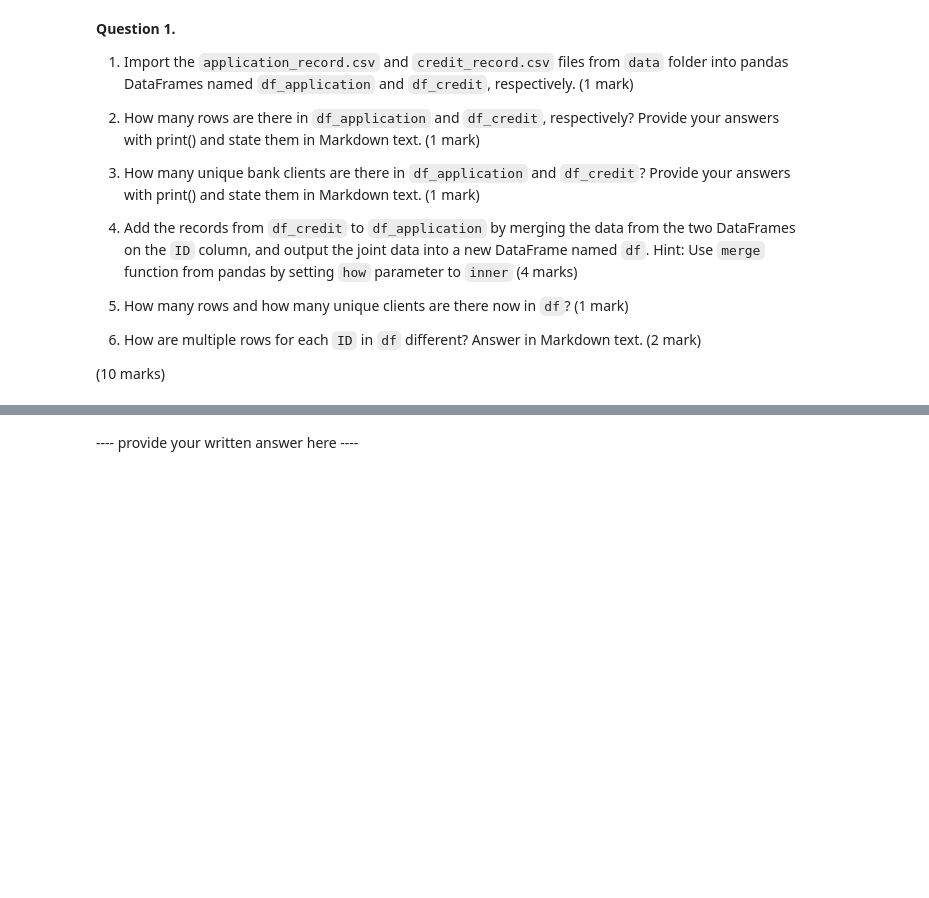
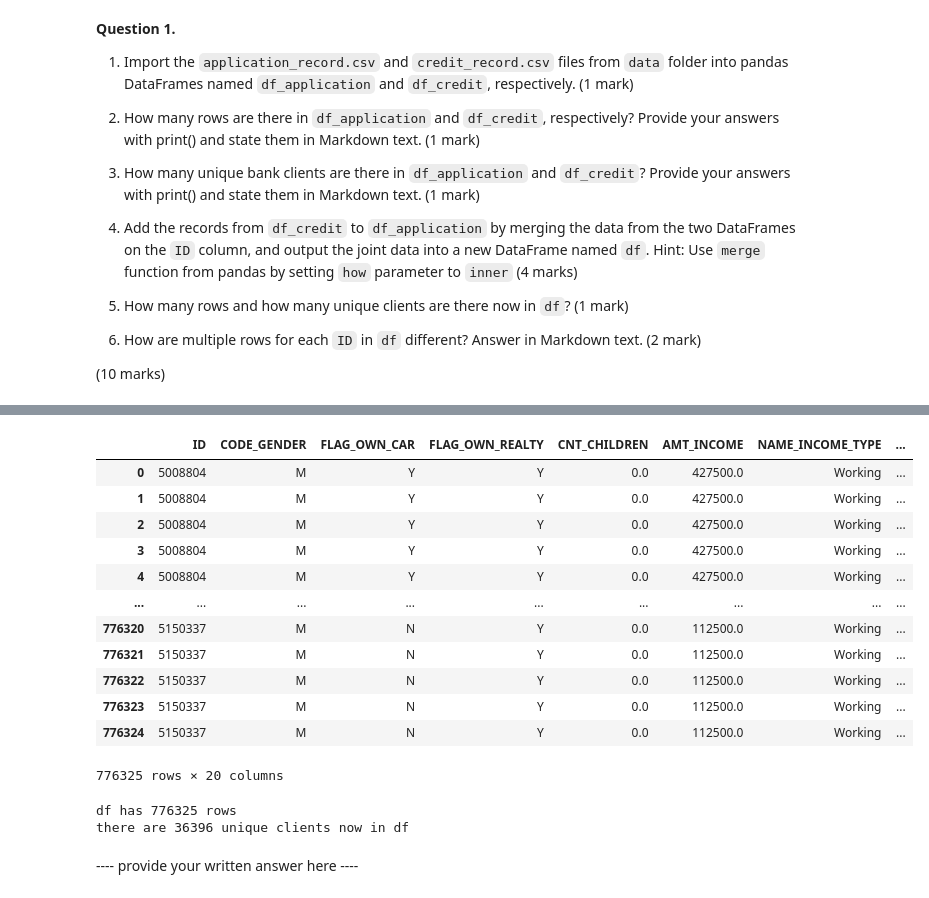
Before and after one commit to Aydza/BUSA8001, a Jupyter notebook: Assessment/Assignment1-S2-2024/Assignment1-S2-2024.ipynb, the cells around one changed output, grey strips where cells are left out. Saved outputs shown, nothing was run; the diff lists cells and outputs as text; code cells hidden in the pictures; blank space fills up the shorter version.

```diff
--- a/Assessment/Assignment1-S2-2024/Assignment1-S2-2024.ipynb
+++ b/Assessment/Assignment1-S2-2024/Assignment1-S2-2024.ipynb
@@ -71,3 +136,31 @@
+# %%
+#Question 1.4
+
+df=pd.merge(df_application,df_credit, how= 'inner')
+df
+# %% [output]
+|  | ID | CODE_GENDER | FLAG_OWN_CAR | FLAG_OWN_REALTY | CNT_CHILDREN | AMT_INCOME | NAME_INCOME_TYPE | ... |
+| 0 | 5008804 | M | Y | Y | 0.0 | 427500.0 | Working | ... |
+| 1 | 5008804 | M | Y | Y | 0.0 | 427500.0 | Working | ... |
+| 2 | 5008804 | M | Y | Y | 0.0 | 427500.0 | Working | ... |
+| 3 | 5008804 | M | Y | Y | 0.0 | 427500.0 | Working | ... |
+| 4 | 5008804 | M | Y | Y | 0.0 | 427500.0 | Working | ... |
+| ... | ... | ... | ... | ... | ... | ... | ... | ... |
+| 776320 | 5150337 | M | N | Y | 0.0 | 112500.0 | Working | ... |
+| 776321 | 5150337 | M | N | Y | 0.0 | 112500.0 | Working | ... |
+| 776322 | 5150337 | M | N | Y | 0.0 | 112500.0 | Working | ... |
+| 776323 | 5150337 | M | N | Y | 0.0 | 112500.0 | Working | ... |
+| 776324 | 5150337 | M | N | Y | 0.0 | 112500.0 | Working | ... |
+776325 rows × 20 columns
+# %%
+#Question 1.5
+
+print(f"df has {len(df)} rows") #count number of rows
+
+print(f"there are {len(df['ID'].unique())} unique clients now in df")   #count number of unique clients
+# %% [output]
+df has 776325 rows
+there are 36396 unique clients now in df
 # %% [markdown]
 ---- provide your written answer here ----
 # %% [markdown]
```
Also changed, not shown: parts of 9 cells of this notebook, 2 other files.
